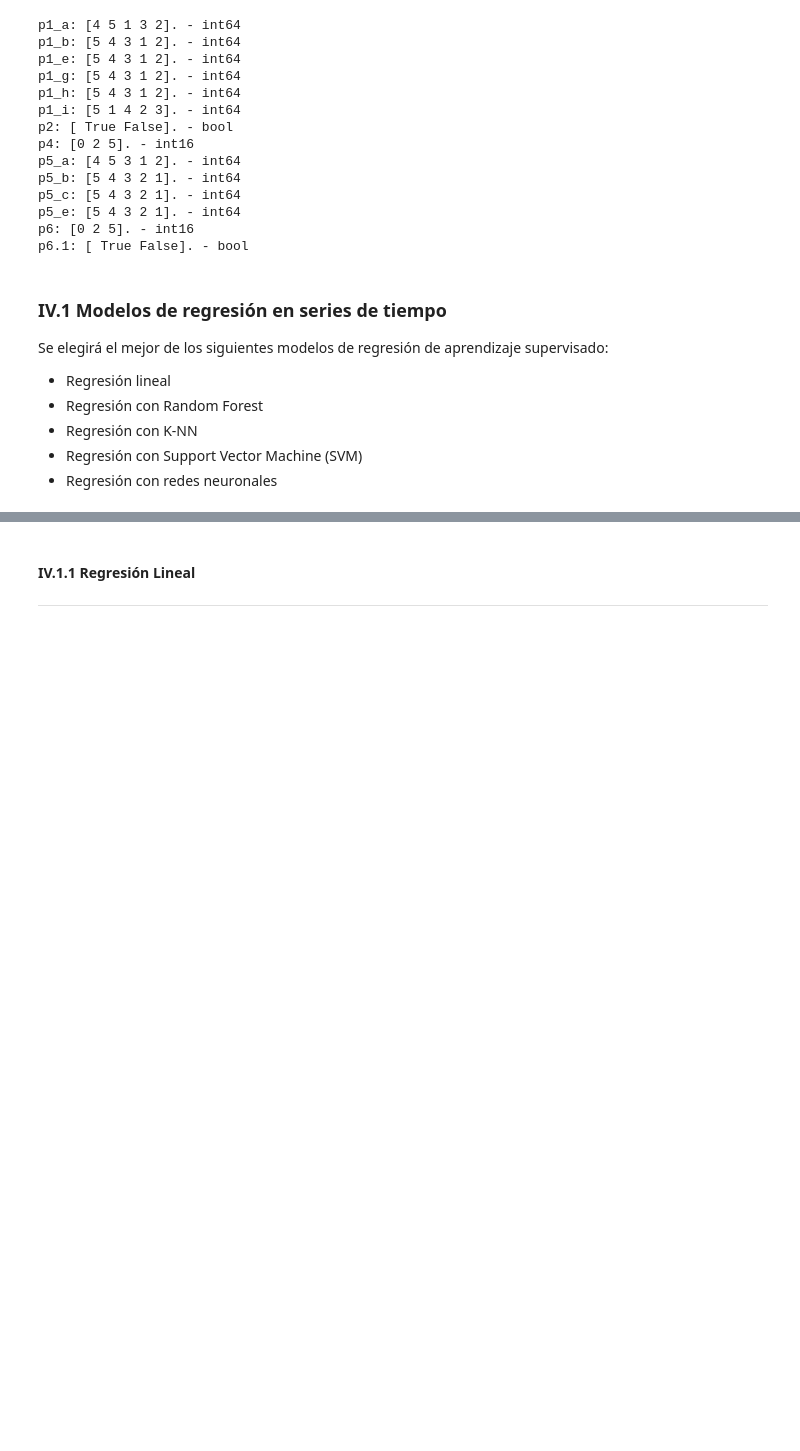
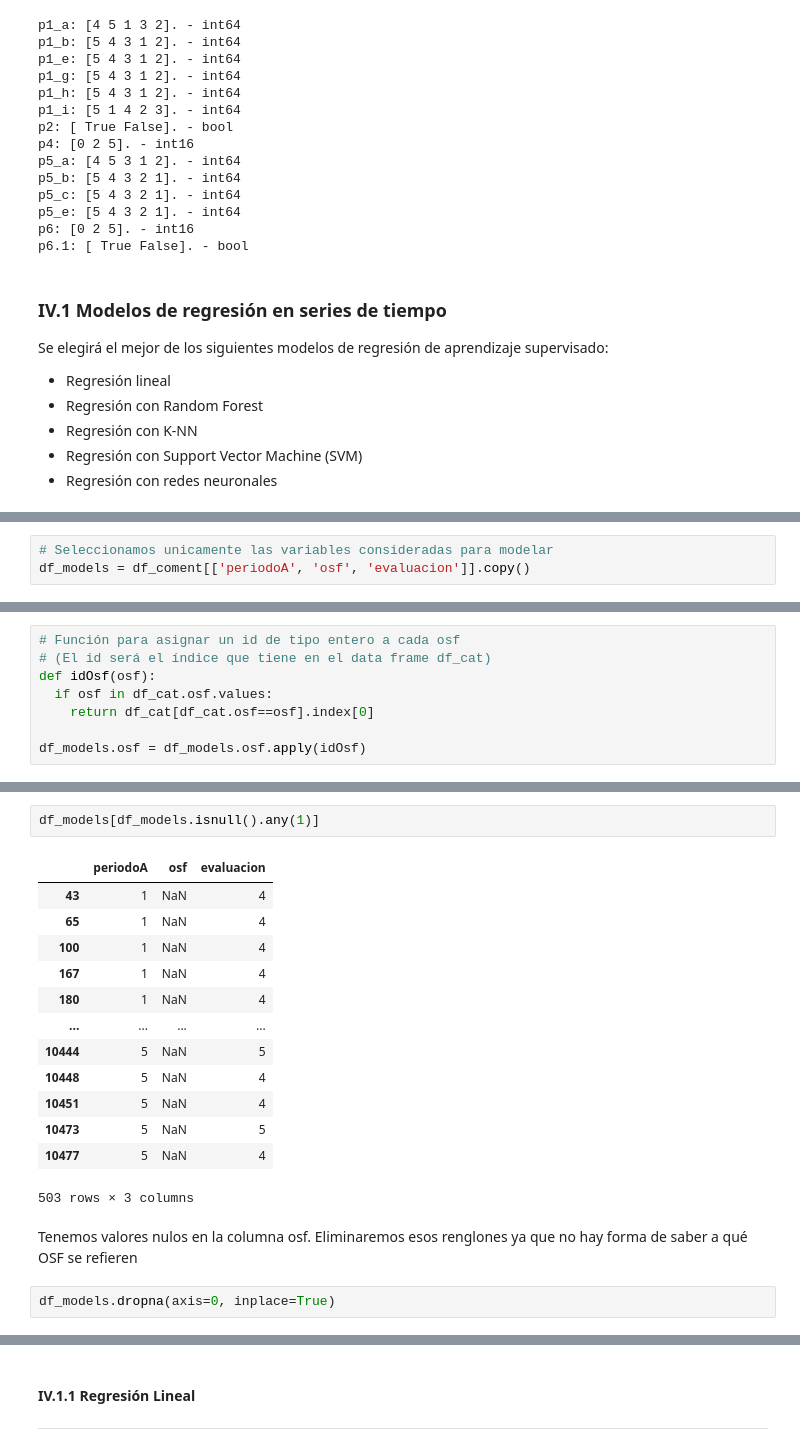
Before and after one commit to EstebanPerez25/ACD-Modelo_predictivo_de_satisfacion, a Jupyter notebook: Modelo_predictivo_de_satisfacción.ipynb, the cells around one changed output, grey strips where cells are left out. Cells and saved outputs as stored; diff of their text form; blank space fills up the shorter version.

Commit message:
Cambio de variables

```diff
--- a/Modelo_predictivo_de_satisfacción.ipynb
+++ b/Modelo_predictivo_de_satisfacción.ipynb
@@ -1284,0 +1248,3 @@ Xs_test = scaler.transform(Xn_test)
+# %%
+# Seleccionamos unicamente las variables consideradas para modelar
+df_models = df_coment[['periodoA', 'osf', 'evaluacion']].copy()
@@ -1284,0 +1261,8 @@ Xs_test = scaler.transform(Xn_test)
+# %%
+# Función para asignar un id de tipo entero a cada osf
+# (El id será el índice que tiene en el data frame df_cat)
+def idOsf(osf):
+  if osf in df_cat.osf.values:
+    return df_cat[df_cat.osf==osf].index[0]
+
+df_models.osf = df_models.osf.apply(idOsf)
@@ -1284,0 +1286,20 @@ Xs_test = scaler.transform(Xn_test)
+# %%
+df_models[df_models.isnull().any(1)]
+# %% [output]
+|  | periodoA | osf | evaluacion |
+| 43 | 1 | NaN | 4 |
+| 65 | 1 | NaN | 4 |
+| 100 | 1 | NaN | 4 |
+| 167 | 1 | NaN | 4 |
+| 180 | 1 | NaN | 4 |
+| ... | ... | ... | ... |
+| 10444 | 5 | NaN | 5 |
+| 10448 | 5 | NaN | 4 |
+| 10451 | 5 | NaN | 4 |
+| 10473 | 5 | NaN | 5 |
+| 10477 | 5 | NaN | 4 |
+503 rows × 3 columns
+# %% [markdown]
+Tenemos valores nulos en la columna osf. Eliminaremos esos renglones ya que no hay forma de saber a qué OSF se refieren
+# %%
+df_models.dropna(axis=0, inplace=True)
```
Also changed, not shown: parts of 35 cells of this notebook.
